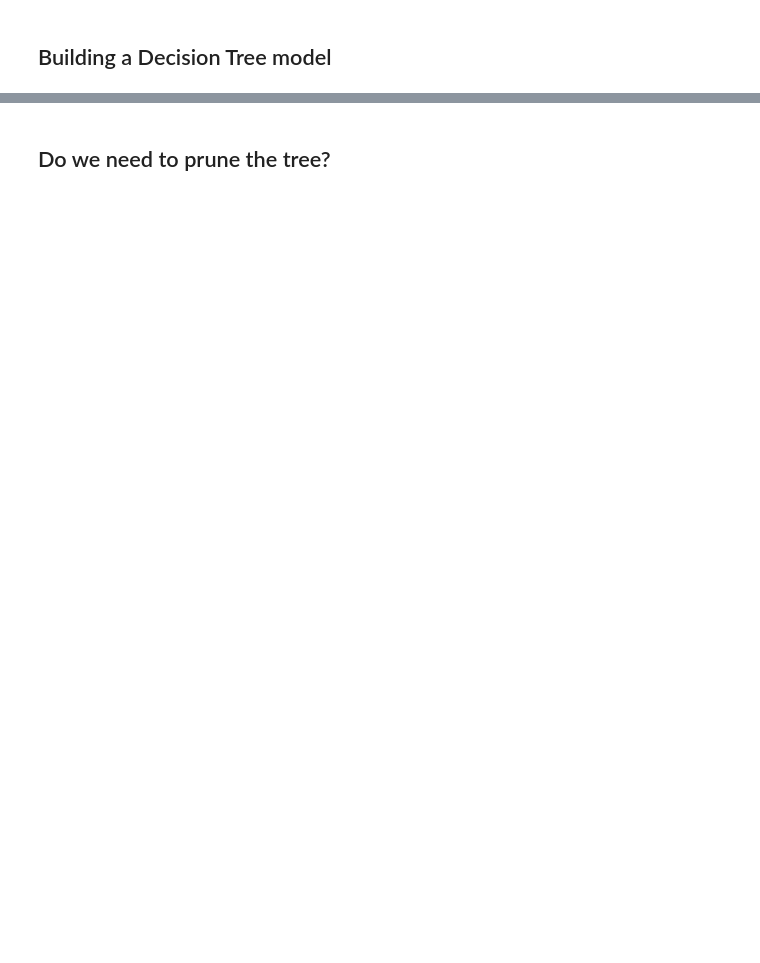
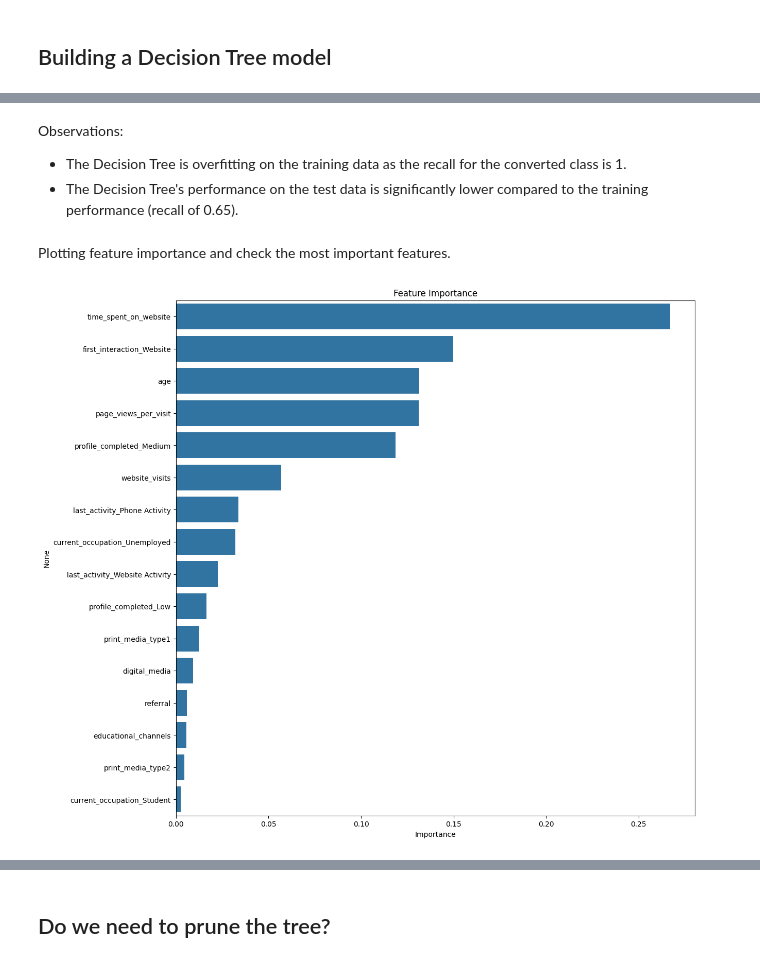
Before and after one commit to marcemir/ExtraLearn, a Jupyter notebook: Learner+Notebook+-+Full+Code+Version+-+Potential+Customers+Prediction.ipynb, the cells around one changed output, grey strips where cells are left out. Saved outputs shown, nothing was run; the diff lists cells and outputs as text; code cells hidden in the pictures; blank space fills up the shorter version.

```diff
--- a/Learner+Notebook+-+Full+Code+Version+-+Potential+Customers+Prediction.ipynb
+++ b/Learner+Notebook+-+Full+Code+Version+-+Potential+Customers+Prediction.ipynb
@@ -374,0 +436,4 @@ Comments:
+# %%
+# Separating target variable and other variables
+Y= df.status
+X= df.drop(columns = ['status'])
@@ -376,0 +502,19 @@ Comments:
+# %% [markdown]
+Observations:
+
+- The Decision Tree is overfitting on the training data as the recall for the converted class is 1.
+- The Decision Tree's performance on the test data is significantly lower compared to the training performance (recall of 0.65).
+# %% [markdown]
+Plotting feature importance and check the most important features.
+# %%
+# Plot the feature importance
+
+importances = dt.feature_importances_
+columns = X.columns
+importance_df = pd.DataFrame(importances, index = columns, columns = ['Importance']).sort_values(by = 'Importance', ascending = False)
+plt.figure(figsize = (13, 13))
+sns.barplot(data = importance_df, x = importance_df.Importance, y = importance_df.index)
+plt.title('Feature Importance')
+plt.show()
+# %% [output]
+[figure, added]
```
Also changed, not shown: parts of 39 cells of this notebook.
